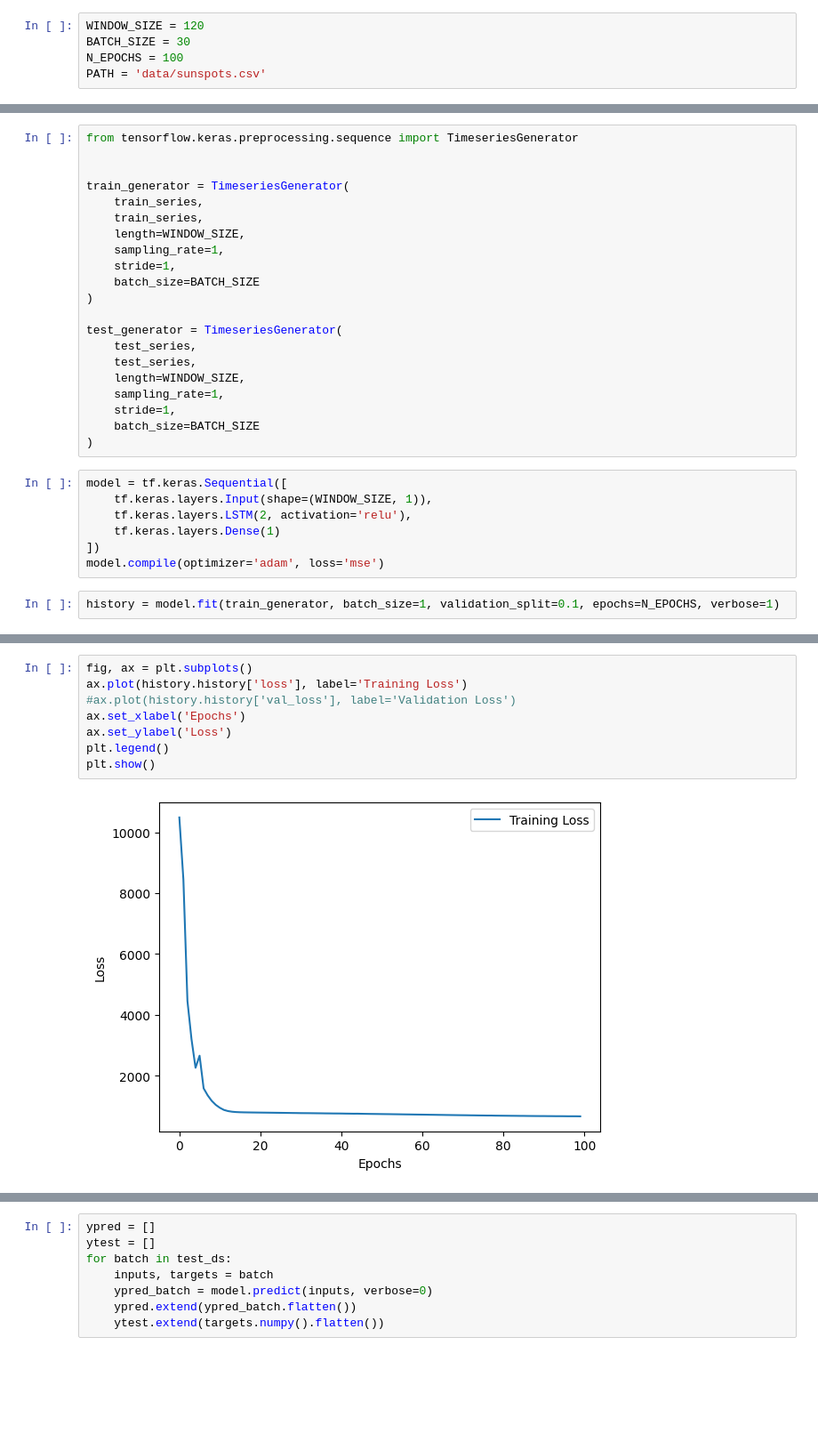
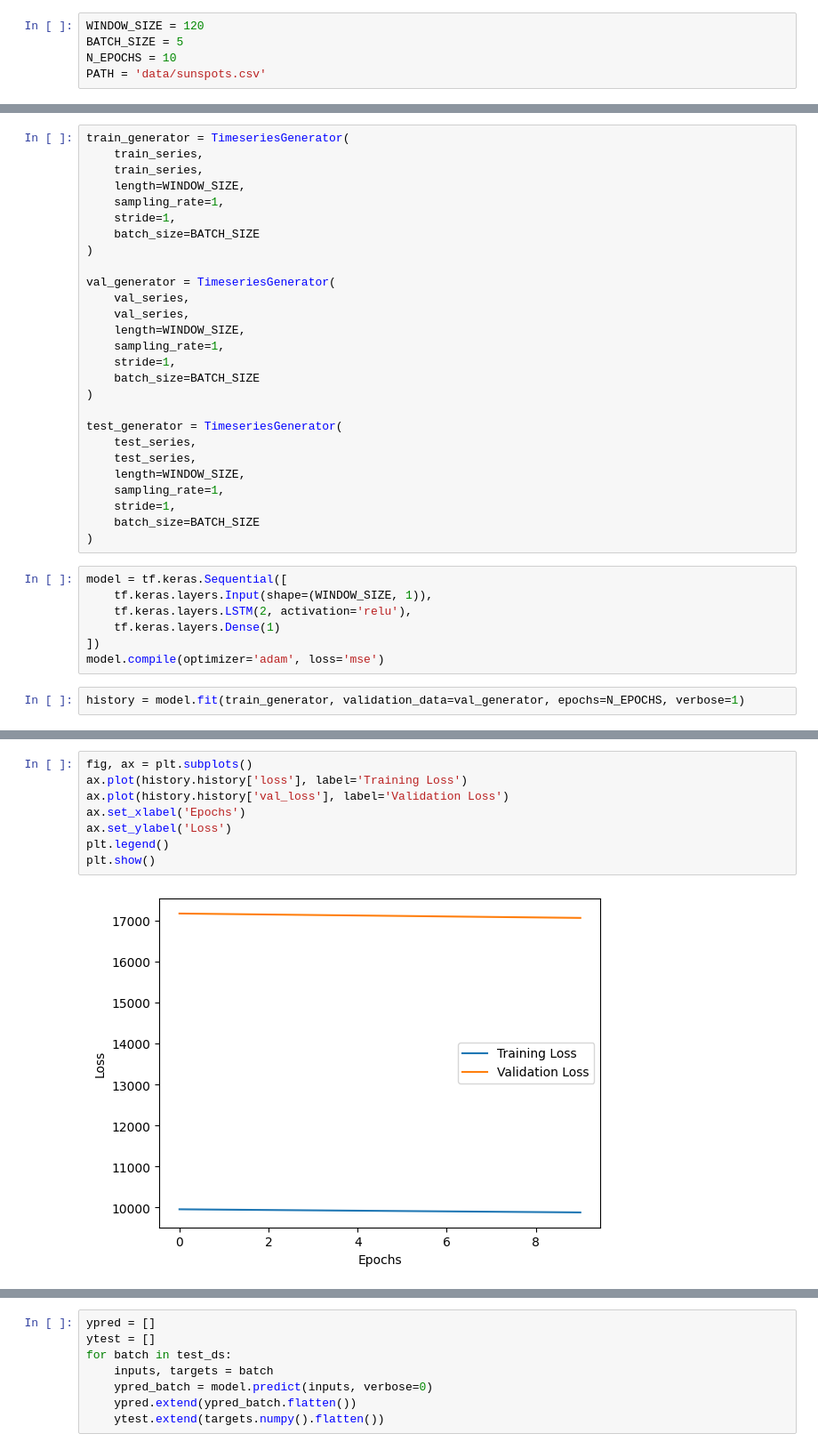
Before and after one commit to robetatis/study_notes_ml, a Jupyter notebook: sunspots.ipynb, the cells around one changed output, grey strips where cells are left out. Shown at 89% size. Cells and saved outputs as stored; diff of their text form; blank space fills up the shorter version.

```diff
--- a/sunspots.ipynb
+++ b/sunspots.ipynb
@@ -9,7 +10,7 @@ from tensorflow.keras.layers import LSTM, Dense
 # %%
 WINDOW_SIZE = 120
-BATCH_SIZE = 30
-N_EPOCHS = 100
+BATCH_SIZE = 5
+N_EPOCHS = 10
 PATH = 'data/sunspots.csv'
 # %%
 def load_data(path):
@@ -123,10 +51,16 @@ model = make_model(WINDOW_SIZE, 2)
 # %%
-from tensorflow.keras.preprocessing.sequence import TimeseriesGenerator
-
-
 train_generator = TimeseriesGenerator(
     train_series,
     train_series,
+    length=WINDOW_SIZE,
+    sampling_rate=1,
+    stride=1,
+    batch_size=BATCH_SIZE
+)
+
+val_generator = TimeseriesGenerator(
+    val_series,
+    val_series,
     length=WINDOW_SIZE,
     sampling_rate=1,
     stride=1,
@@ -149,5 +83,5 @@ model = tf.keras.Sequential([
 ])
 model.compile(optimizer='adam', loss='mse')
 # %%
-history = model.fit(train_generator, batch_size=1, validation_split=0.1, epochs=N_EPOCHS, verbose=1)
+history = model.fit(train_generator, validation_data=val_generator, epochs=N_EPOCHS, verbose=1)
 # %% [output]
@@ -155,13 +93,13 @@ ValueError: Argument `validation_split` is only supported for tensors or NumPy a
 # %%
 fig, ax = plt.subplots()
 ax.plot(history.history['loss'], label='Training Loss')
-#ax.plot(history.history['val_loss'], label='Validation Loss')
+ax.plot(history.history['val_loss'], label='Validation Loss')
 ax.set_xlabel('Epochs')
 ax.set_ylabel('Loss')
 plt.legend()
 plt.show()
 # %% [output]
-[figure, old version]
+[figure, new version]
 # %%
 test_predictions = model.predict(test_generator)
 train_predictions = model.predict(train_generator)
```
Also changed, not shown: parts of 7 cells of this notebook.
